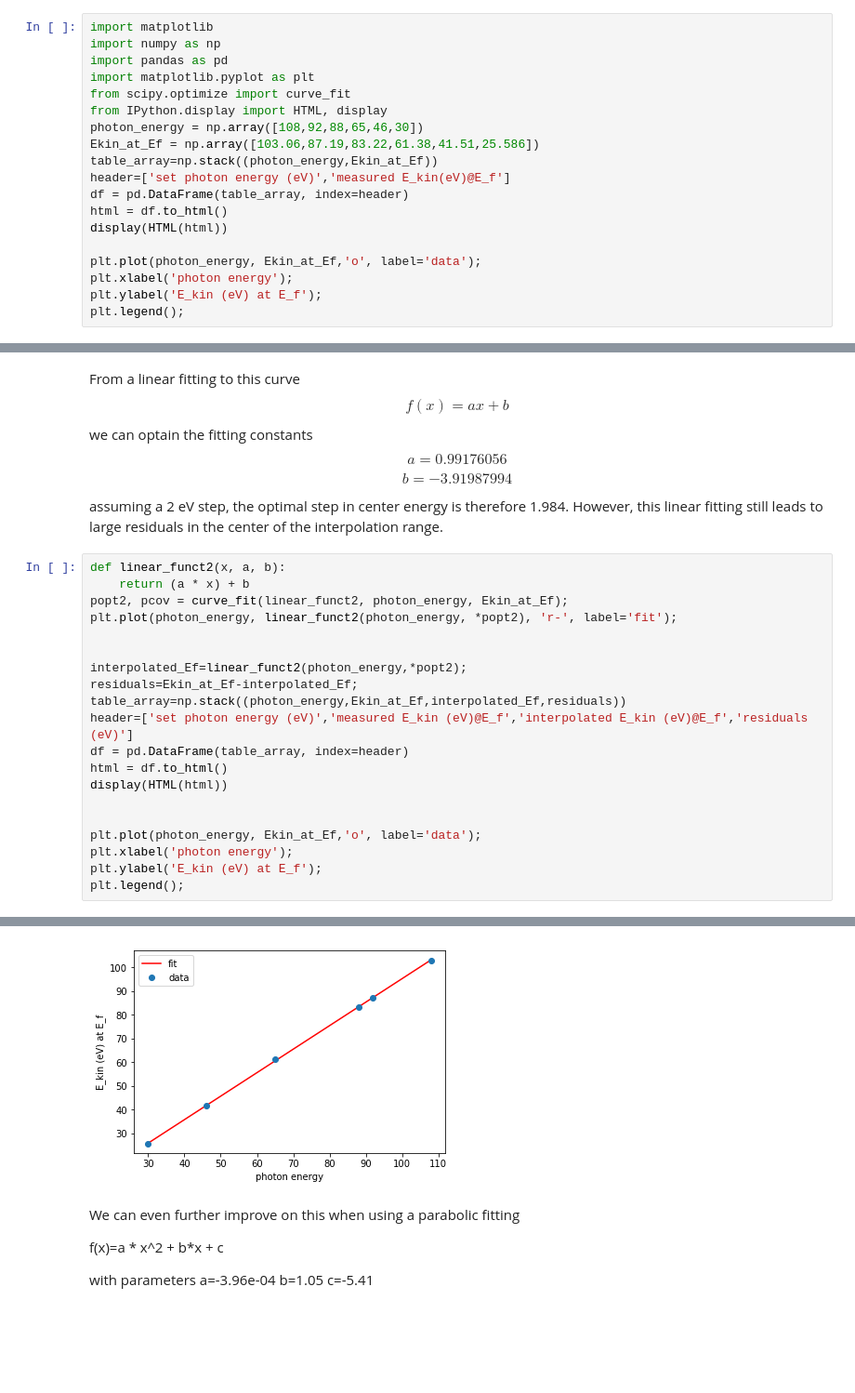
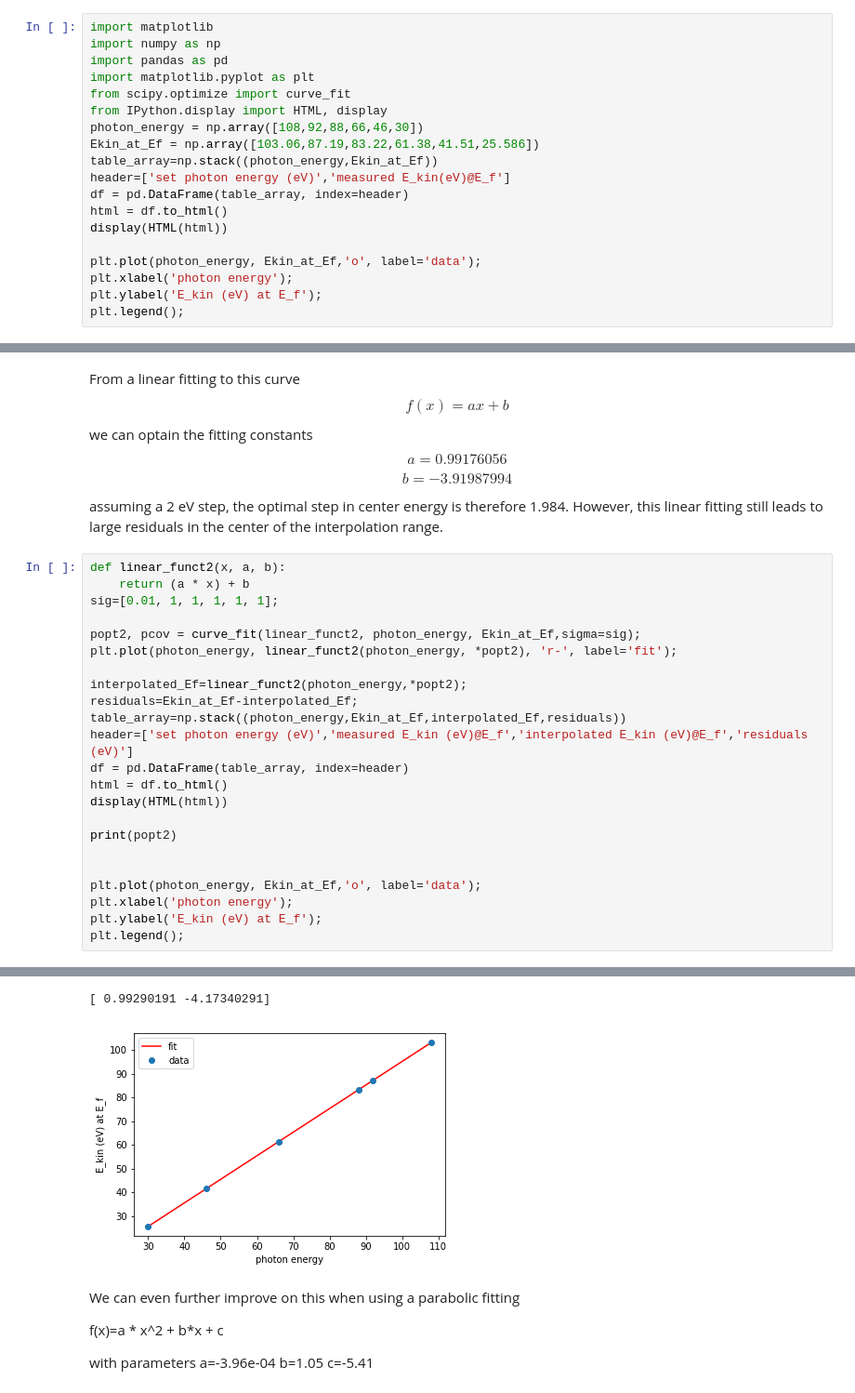
Before and after one commit to nschroet/Niels-jupyter-notebooks, a Jupyter notebook: i05 hv_scan center_energy step.ipynb, the cells around one changed output, grey strips where cells are left out. Shown at 93% size. Drawn from its saved outputs; the diff is of its cells as text; blank space fills up the shorter version.

```diff
--- a/i05 hv_scan center_energy step.ipynb
+++ b/i05 hv_scan center_energy step.ipynb
@@ -20,7 +18,7 @@ import pandas as pd
 import matplotlib.pyplot as plt
 from scipy.optimize import curve_fit
 from IPython.display import HTML, display
-photon_energy = np.array([108,92,88,65,46,30])
+photon_energy = np.array([108,92,88,66,46,30])
 Ekin_at_Ef = np.array([103.06,87.19,83.22,61.38,41.51,25.586])
 table_array=np.stack((photon_energy,Ekin_at_Ef))
 header=['set photon energy (eV)','measured E_kin(eV)@E_f']
@@ -52,9 +50,10 @@ assuming a 2 eV step, the optimal step in center energy is therefore 1.984. Howe
 # %%
 def linear_funct2(x, a, b):
     return (a * x) + b
-popt2, pcov = curve_fit(linear_funct2, photon_energy, Ekin_at_Ef);
+sig=[0.01, 1, 1, 1, 1, 1];
+
+popt2, pcov = curve_fit(linear_funct2, photon_energy, Ekin_at_Ef,sigma=sig);
 plt.plot(photon_energy, linear_funct2(photon_energy, *popt2), 'r-', label='fit');
-
 
 interpolated_Ef=linear_funct2(photon_energy,*popt2);
 residuals=Ekin_at_Ef-interpolated_Ef;
@@ -64,6 +63,8 @@ df = pd.DataFrame(table_array, index=header)
 html = df.to_html()
 display(HTML(html))
 
+print(popt2)
+
 
 plt.plot(photon_energy, Ekin_at_Ef,'o', label='data');
 plt.xlabel('photon energy');
@@ -78,4 +79,5 @@ plt.legend();
+[ 0.99290191 -4.17340291]
-[figure, old version]
+[figure, new version]
 # %% [markdown]
 We can even further improve on this when using a parabolic fitting
 
```
Also changed, not shown: parts of 4 cells of this notebook.
